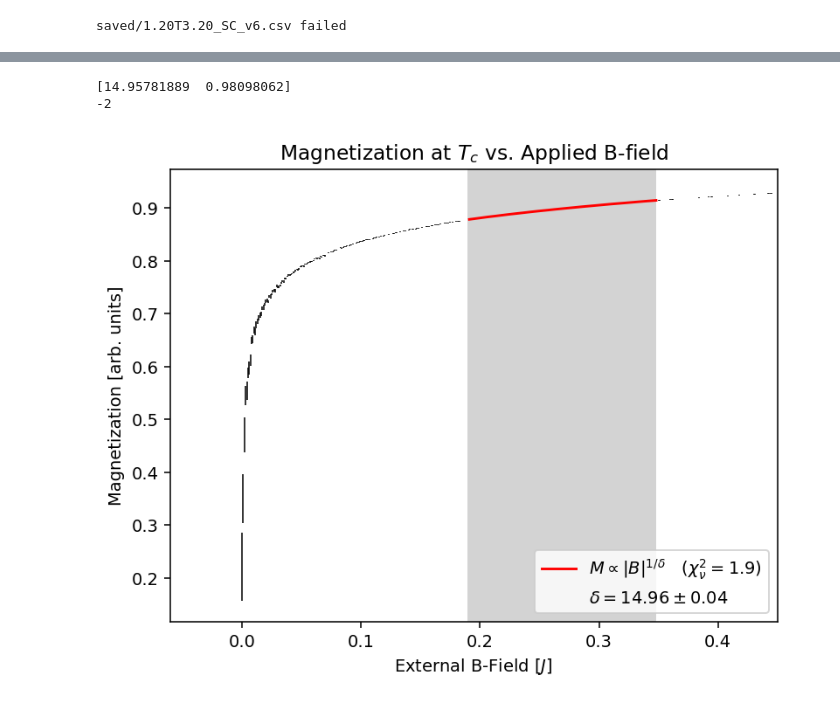
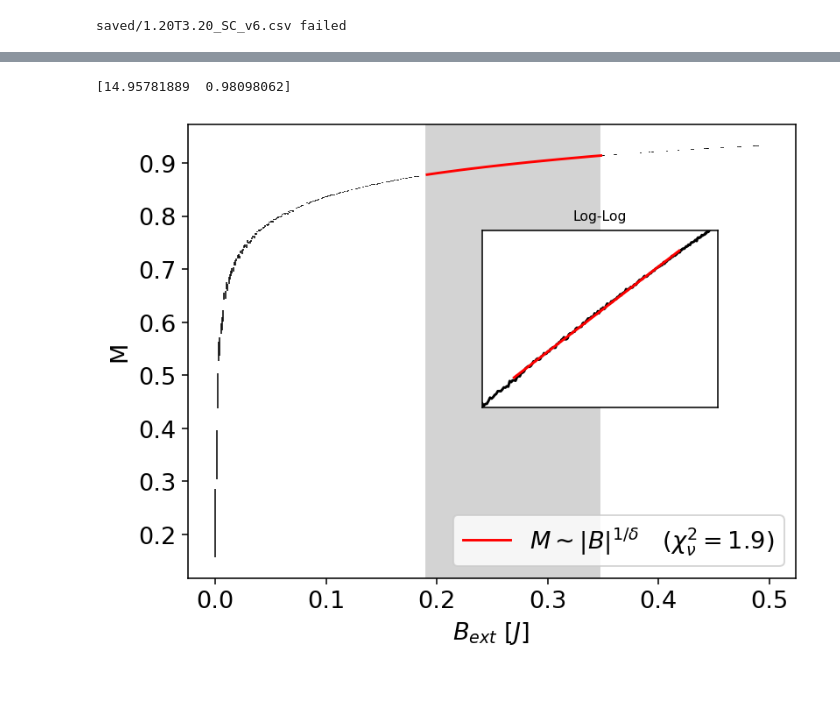
Before and after one commit to gfitez/ising, a Jupyter notebook: analyze2.ipynb, the cells around one changed output, grey strips where cells are left out. Cells and saved outputs as stored; diff of their text form; code cells hidden in the pictures.

```diff
--- a/analyze2.ipynb
+++ b/analyze2.ipynb
@@ -8,6 +8,9 @@ from scipy.optimize import curve_fit
 import matplotlib.patches as mpatches
 from scipy.special import ellipk
 from scipy.integrate import quad
+
+plt.rcParams.update({'font.size': 14})
+mpl.rcParams['figure.dpi'] = 800
 
 GRIDLENGTH=100
 
@@ -72,6 +75,15 @@ def CvTheory(temps, spacing):
   energies=E(temps)
   cv_array=np.gradient(energies, spacing)
   return cv_array
+
+def killAxis(ax3):
+  ax3.yaxis.set_major_formatter(mpl.ticker.NullFormatter())
+  ax3.yaxis.set_minor_formatter(mpl.ticker.NullFormatter())
+  ax3.xaxis.set_major_formatter(mpl.ticker.NullFormatter())
+  ax3.xaxis.set_minor_formatter(mpl.ticker.NullFormatter())
+  ax3.yaxis.set_major_locator(plt.NullLocator())
+  ax3.xaxis.set_major_locator(plt.NullLocator())
+  ax3.minorticks_off()
 # %% [output]
 saved/1.20T3.20_SC_v6.csv failed
 # %%
@@ -582,48 +727,71 @@ bMax=0.35
 #bMin=0.001
 #bMax=0.04
 
-plt.xlim(bMin-0.25, bMax+0.1)
-plt.axvspan(bMin,bMax-0.003, color="lightgray")
+fig, ax1 = plt.subplots()
+
+#ax1.set_xlim(bMin-0.02, bMax+0.02)
+#ax1.set_ylim(0.87,0.94)
+ax1.axvspan(bMin,bMax-0.003, color="lightgray")
 
 iMin = np.where(BEMMean["B"] > bMin)[0][0]
 iMax = np.where(BEMMean["B"] < bMax)[0][-1]
 
 
-plt.errorbar(BEMMean["B"], BEMMean["M_mean"],BEMErr["M_mean"], ls="", color="k", lw=0.8)
+
+ax1.errorbar(BEMMean["B"], BEMMean["M_mean"],BEMErr["M_mean"], ls="", color="k", lw=0.8)
 #plt.plot(BEMMean["B"], BEMMean["M_mean"],"o")
 
 
 def func(B,delta,a):
     return a*np.abs(B)**(1/delta)
 
 popt,pcov =curve_fit(func,BEMMean["B"][iMin:iMax],np.abs(BEMMean["M_mean"][iMin:iMax]), maxfev=500000, p0=(15,1))
 print(popt)
 rChiSq = calcRChiSq(np.abs(BEMMean["M_mean"][iMin:iMax]), BEMErr["M_mean"][iMin:iMax], func(np.abs(BEMMean["B"][iMin:iMax]),*popt), 2)
 
 
-plt.plot(BEMMean["B"][iMin:iMax],func(BEMMean["B"][iMin:iMax],*popt), color="red",label = f"$M \propto |B|^{{1/\delta}} \quad (\\chi_\\nu^2 = {round(rChiSq,1)})$")
+ax1.plot(BEMMean["B"][iMin:iMax],func(BEMMean["B"][iMin:iMax],*popt), color="red",label = f"$M \sim |B|^{{1/\delta}} \quad (\\chi_\\nu^2 = {round(rChiSq,1)})$")
 
 
 handles, labels = plt.gca().get_legend_handles_labels() # get existing handles and labels
 empty_patch = mpatches.Patch(color='none', label='') # create a patch with no color
 handles+=[empty_patch]*4  # add new patches and labels to list
 
 
-labels.append(f"$\\delta= {formatErr(popt[0],np.sqrt(pcov[0][0]), exponent=False)}$")
+#labels.append(f"$\\delta= {formatErr(popt[0],np.sqrt(pcov[0][0]), exponent=False)}$")
+
+ax1.legend(handles,labels)
+ax1.set_xlabel("$B_{ext}$ $\\left[{J}\\right]$ ")
+ax1.set_ylabel("M")
+
+
+left, bottom, width, height = [0.5, 0.4, 0.3, 0.3]
+ax2 = fig.add_axes([left, bottom, width, height])
+
+ax2.plot(BEMMean["B"], BEMMean["M_mean"],  color="k")
+#ax2.axhline(0, ls=":", color="k")
+#ax2.set_title("Residual Plot", fontsize=8)
+
+ax2.set_xlim(0.17,0.4)
+ax2.set_ylim(0.87,0.92)
+
+
+ax2.plot(BEMMean["B"][iMin:iMax],func(BEMMean["B"][iMin:iMax],*popt), color="red",label = f"$M \sim |B|^{{1/\delta}} \quad (\\chi_\\nu^2 = {round(rChiSq,1)})$")
+ax2.set_xscale("log")
+ax2.set_yscale("log")
+killAxis(ax2)
+ax2.set_title("Log-Log",size=8)
 
 
 
-plt.legend(handles,labels)
+for item in ax2.get_xticklabels() + ax2.get_yticklabels():
+    item.set_fontsize(8)
 
 
-plt.xlabel("External B-Field $\\left[{J}\\right]$ ")
-plt.ylabel("Magnetization [arb. units]")
-plt.title("Magnetization at $T_c$ vs. Applied B-field")
-
+plt.savefig("delta.png")
 plt.show()
 #plt.xlim(bMin-0.2, bMax+0.1)
-#plt.errorbar(BEMMean["B"][iMin:iMax], BEMMean["M_mean"][iMin:iMax]-func(np.abs(EMMean["M_mean"][iMin:iMax]),*popt), BEMErr["M_mean"][iMin:iMax])
+#
 # %% [output]
 [14.95781889  0.98098062]
--2
-[figure, old version]
+[figure, new version]
```
Also changed, not shown: parts of 7 cells of this notebook, 8 other files.
